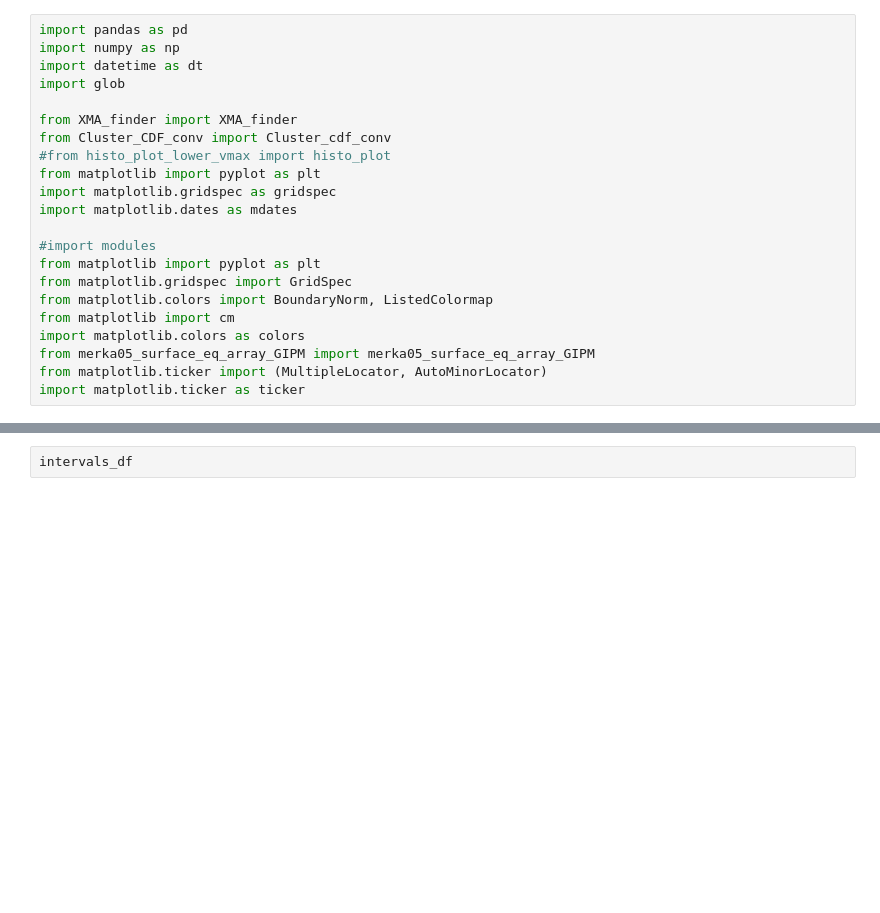
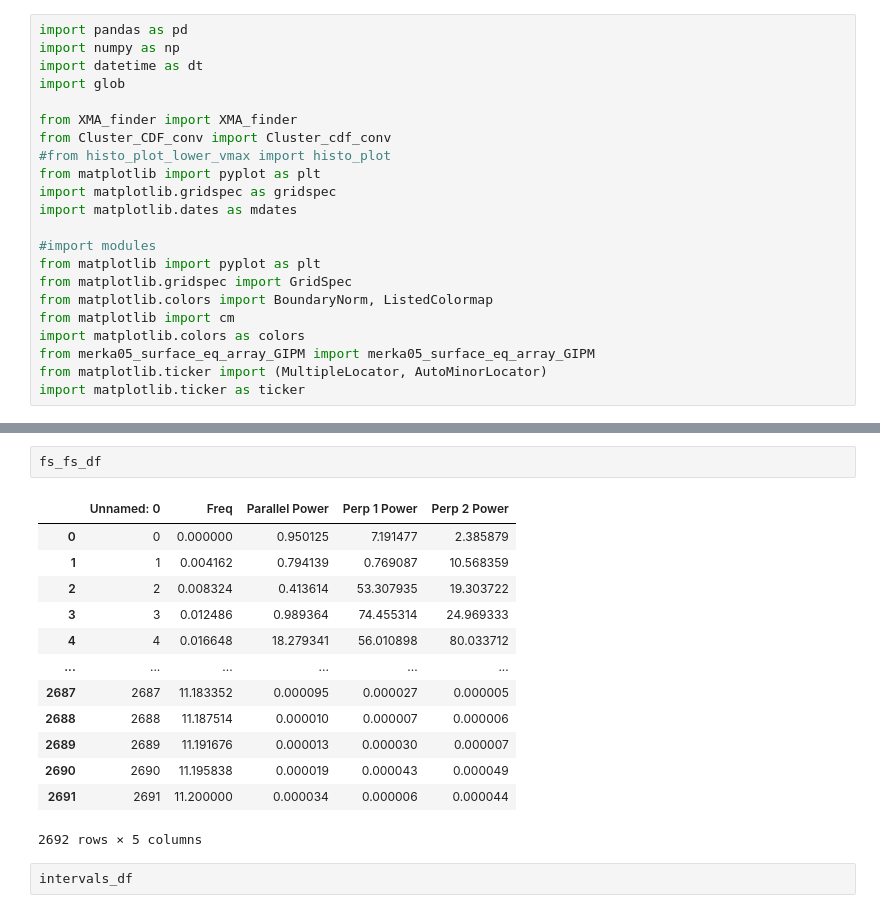
Before and after one commit to solarwindstream/gipm-mapping, a Jupyter notebook: Spectral Mapping Plot.ipynb, the cells around one changed output, grey strips where cells are left out. Cells and saved outputs as stored; diff of their text form; blank space fills up the shorter version.

```diff
--- a/Spectral Mapping Plot.ipynb
+++ b/Spectral Mapping Plot.ipynb
@@ -29,3 +37,19 @@ intervals_df = Cluster_cdf_conv('/Users/apx059/Documents/Full_CDFs/C1_CP_FGM_FUL
+# %%
+fs_fs_df
+# %% [output]
+|  | Unnamed: 0 | Freq | Parallel Power | Perp 1 Power | Perp 2 Power |
+| 0 | 0 | 0.000000 | 0.950125 | 7.191477 | 2.385879 |
+| 1 | 1 | 0.004162 | 0.794139 | 0.769087 | 10.568359 |
+| 2 | 2 | 0.008324 | 0.413614 | 53.307935 | 19.303722 |
+| 3 | 3 | 0.012486 | 0.989364 | 74.455314 | 24.969333 |
+| 4 | 4 | 0.016648 | 18.279341 | 56.010898 | 80.033712 |
+| ... | ... | ... | ... | ... | ... |
+| 2687 | 2687 | 11.183352 | 0.000095 | 0.000027 | 0.000005 |
+| 2688 | 2688 | 11.187514 | 0.000010 | 0.000007 | 0.000006 |
+| 2689 | 2689 | 11.191676 | 0.000013 | 0.000030 | 0.000007 |
+| 2690 | 2690 | 11.195838 | 0.000019 | 0.000043 | 0.000049 |
+| 2691 | 2691 | 11.200000 | 0.000034 | 0.000006 | 0.000044 |
+2692 rows × 5 columns
 # %%
 intervals_df
 # %% [output]
```
Also changed, not shown: parts of 5 cells of this notebook.
